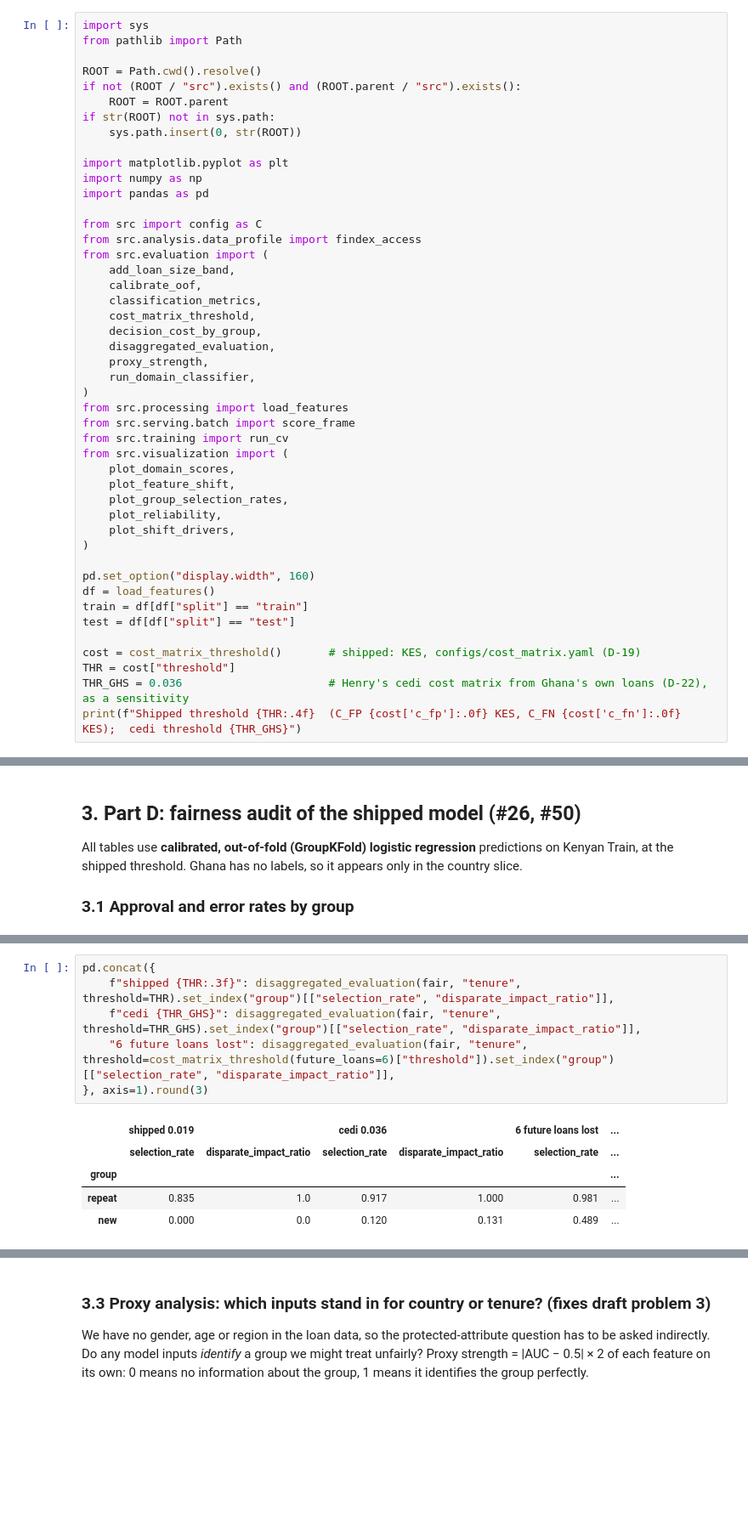
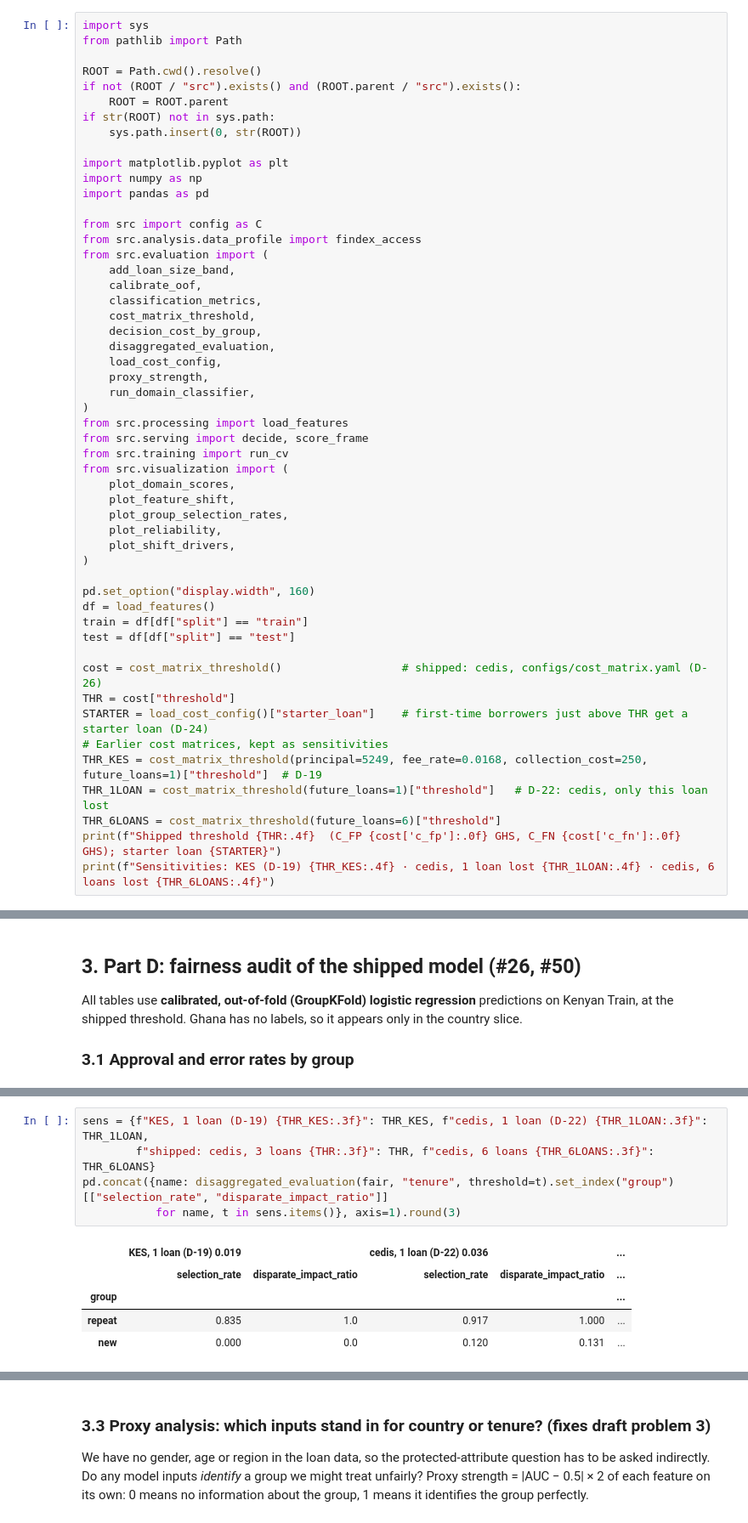
Before and after one commit to ASU-MICS-2028/mle-group-2-prosit-2, a Jupyter notebook: notebooks/04_transfer_and_fairness.ipynb, the cells around one changed output, grey strips where cells are left out. Shown at 85% size. Saved outputs shown, nothing was run; the diff lists cells and outputs as text; blank space fills up the shorter version.

```diff
--- a/notebooks/04_transfer_and_fairness.ipynb
+++ b/notebooks/04_transfer_and_fairness.ipynb
@@ -35,11 +35,12 @@ from src.evaluation import (
     cost_matrix_threshold,
     decision_cost_by_group,
     disaggregated_evaluation,
+    load_cost_config,
     proxy_strength,
     run_domain_classifier,
 )
 from src.processing import load_features
-from src.serving.batch import score_frame
+from src.serving import decide, score_frame
 from src.training import run_cv
 from src.visualization import (
     plot_domain_scores,
@@ -54,8 +55,13 @@ df = load_features()
 train = df[df["split"] == "train"]
 test = df[df["split"] == "test"]
 
-cost = cost_matrix_threshold()       # shipped: KES, configs/cost_matrix.yaml (D-19)
+cost = cost_matrix_threshold()                  # shipped: cedis, configs/cost_matrix.yaml (D-26)
 THR = cost["threshold"]
-THR_GHS = 0.036                      # Henry's cedi cost matrix from Ghana's own loans (D-22), as a sensitivity
-print(f"Shipped threshold {THR:.4f}  (C_FP {cost['c_fp']:.0f} KES, C_FN {cost['c_fn']:.0f} KES);  cedi threshold {THR_GHS}")
+STARTER = load_cost_config()["starter_loan"]    # first-time borrowers just above THR get a starter loan (D-24)
+# Earlier cost matrices, kept as sensitivities
+THR_KES = cost_matrix_threshold(principal=5249, fee_rate=0.0168, collection_cost=250, future_loans=1)["threshold"]  # D-19
+THR_1LOAN = cost_matrix_threshold(future_loans=1)["threshold"]   # D-22: cedis, only this loan lost
+THR_6LOANS = cost_matrix_threshold(future_loans=6)["threshold"]
+print(f"Shipped threshold {THR:.4f}  (C_FP {cost['c_fp']:.0f} GHS, C_FN {cost['c_fn']:.0f} GHS); starter loan {STARTER}")
+print(f"Sensitivities: KES (D-19) {THR_KES:.4f} · cedis, 1 loan lost {THR_1LOAN:.4f} · cedis, 6 loans lost {THR_6LOANS:.4f}")
 # %% [output]
@@ -328,13 +351,12 @@ The threshold is a business choice, so the fairness picture has to be read again
 # %%
-pd.concat({
-    f"shipped {THR:.3f}": disaggregated_evaluation(fair, "tenure", threshold=THR).set_index("group")[["selection_rate", "disparate_impact_ratio"]],
-    f"cedi {THR_GHS}": disaggregated_evaluation(fair, "tenure", threshold=THR_GHS).set_index("group")[["selection_rate", "disparate_impact_ratio"]],
-    "6 future loans lost": disaggregated_evaluation(fair, "tenure", threshold=cost_matrix_threshold(future_loans=6)["threshold"]).set_index("group")[["selection_rate", "disparate_impact_ratio"]],
-}, axis=1).round(3)
+sens = {f"KES, 1 loan (D-19) {THR_KES:.3f}": THR_KES, f"cedis, 1 loan (D-22) {THR_1LOAN:.3f}": THR_1LOAN,
+        f"shipped: cedis, 3 loans {THR:.3f}": THR, f"cedis, 6 loans {THR_6LOANS:.3f}": THR_6LOANS}
+pd.concat({name: disaggregated_evaluation(fair, "tenure", threshold=t).set_index("group")[["selection_rate", "disparate_impact_ratio"]]
+           for name, t in sens.items()}, axis=1).round(3)
 # %% [output]
-|  | shipped 0.019 |  | cedi 0.036 |  | 6 future loans lost | ... |
-|  | selection_rate | disparate_impact_ratio | selection_rate | disparate_impact_ratio | selection_rate | ... |
-| group |  |  |  |  |  | ... |
-| repeat | 0.835 | 1.0 | 0.917 | 1.000 | 0.981 | ... |
-| new | 0.000 | 0.0 | 0.120 | 0.131 | 0.489 | ... |
+|  | KES, 1 loan (D-19) 0.019 |  | cedis, 1 loan (D-22) 0.036 |  | ... |
+|  | selection_rate | disparate_impact_ratio | selection_rate | disparate_impact_ratio | ... |
+| group |  |  |  |  | ... |
+| repeat | 0.835 | 1.0 | 0.917 | 1.000 | ... |
+| new | 0.000 | 0.0 | 0.120 | 0.131 | ... |
 # %% [markdown]
```
Also changed, not shown: parts of 18 cells of this notebook, 20 other files.
